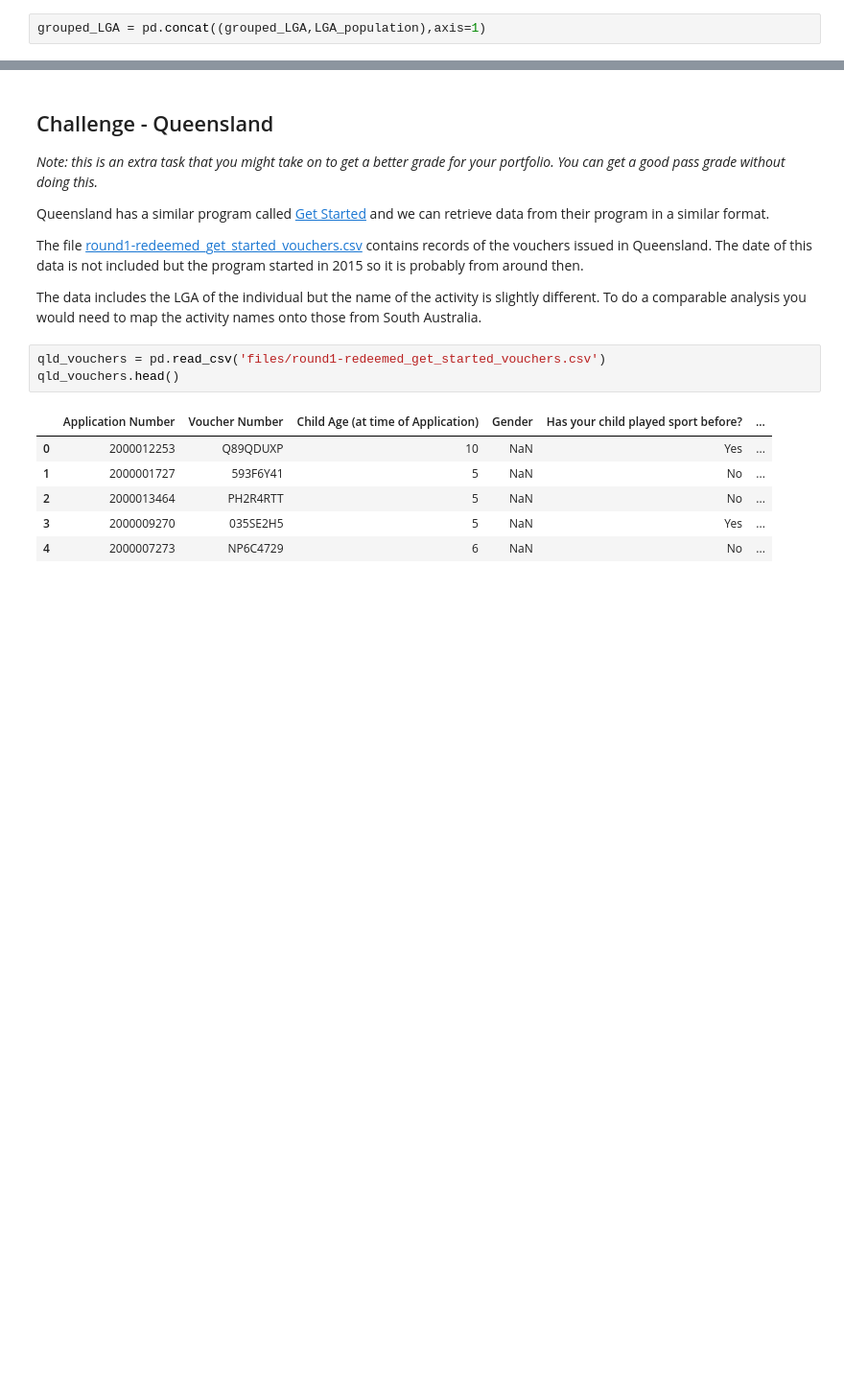
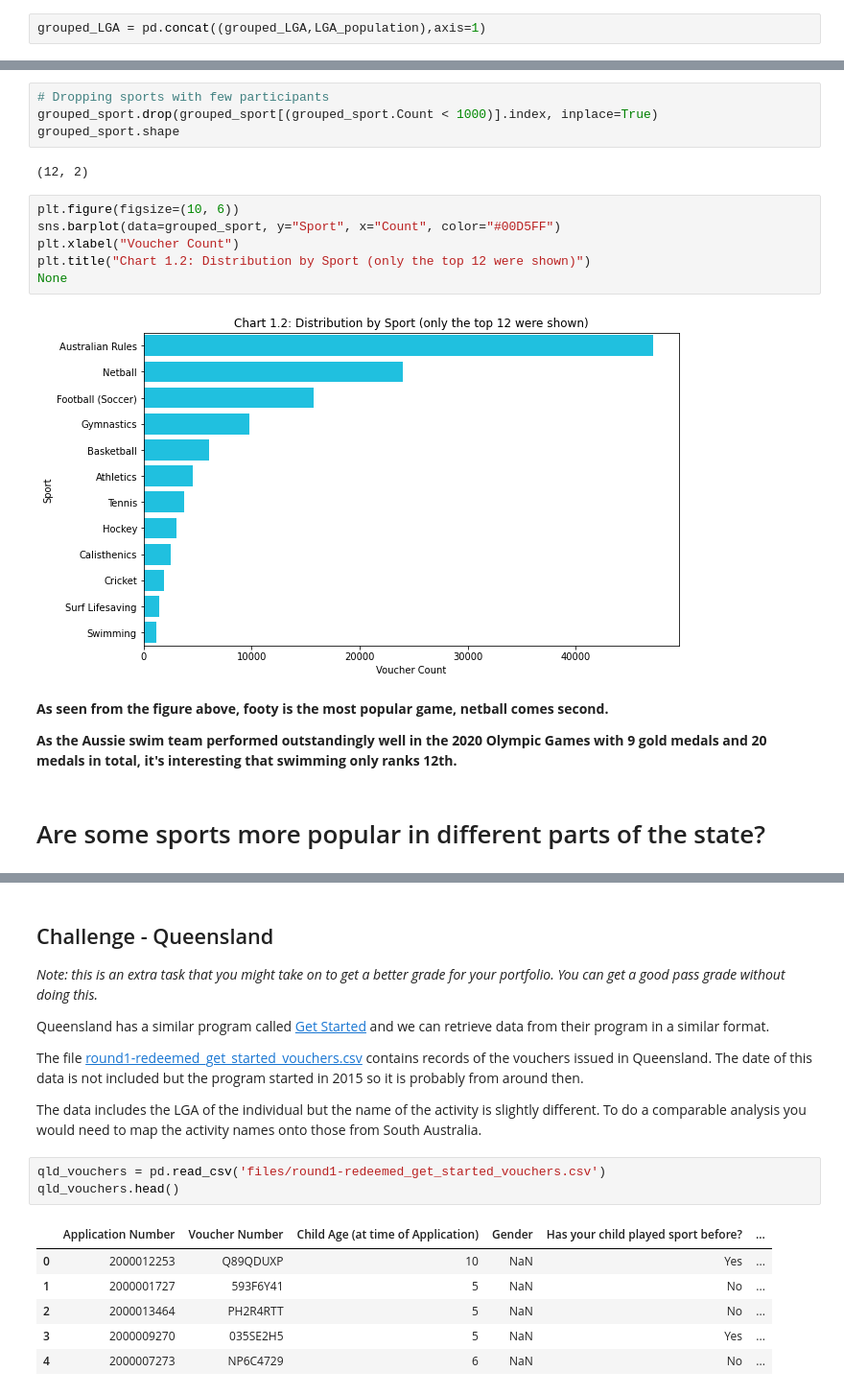
Before and after one commit to MQCOMP2200-S2-2021/data-science-portfolio-wenkangmq, a Jupyter notebook: Portfolio 2.ipynb, the cells around one changed output, grey strips where cells are left out. Shown at 96% size. Cells and saved outputs as stored; diff of their text form; blank space fills up the shorter version.

```diff
--- a/Portfolio 2.ipynb
+++ b/Portfolio 2.ipynb
@@ -149,0 +201,20 @@ grouped_LGA
+# %%
+# Dropping sports with few participants
+grouped_sport.drop(grouped_sport[(grouped_sport.Count < 1000)].index, inplace=True)
+grouped_sport.shape
+# %% [output]
+(12, 2)
+# %%
+plt.figure(figsize=(10, 6))
+sns.barplot(data=grouped_sport, y="Sport", x="Count", color="#00D5FF")
+plt.xlabel("Voucher Count")
+plt.title("Chart 1.2: Distribution by Sport (only the top 12 were shown)")
+None
+# %% [output]
+[figure, added]
+# %% [markdown]
+__As seen from the figure above, footy is the most popular game, netball comes second.__
+
+__As the Aussie swim team performed outstandingly well in the 2020 Olympic Games with 9 gold medals and 20 medals in total, it's interesting that swimming only ranks 12th.__
+# %% [markdown]
+# Are some sports more popular in different parts of the state?
```
Also changed, not shown: parts of 27 cells of this notebook.
